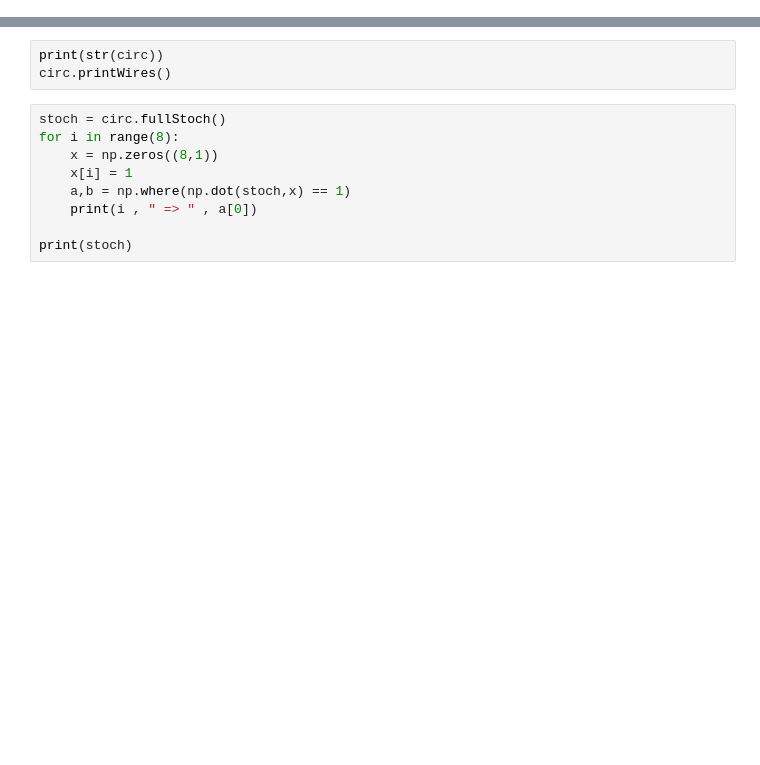
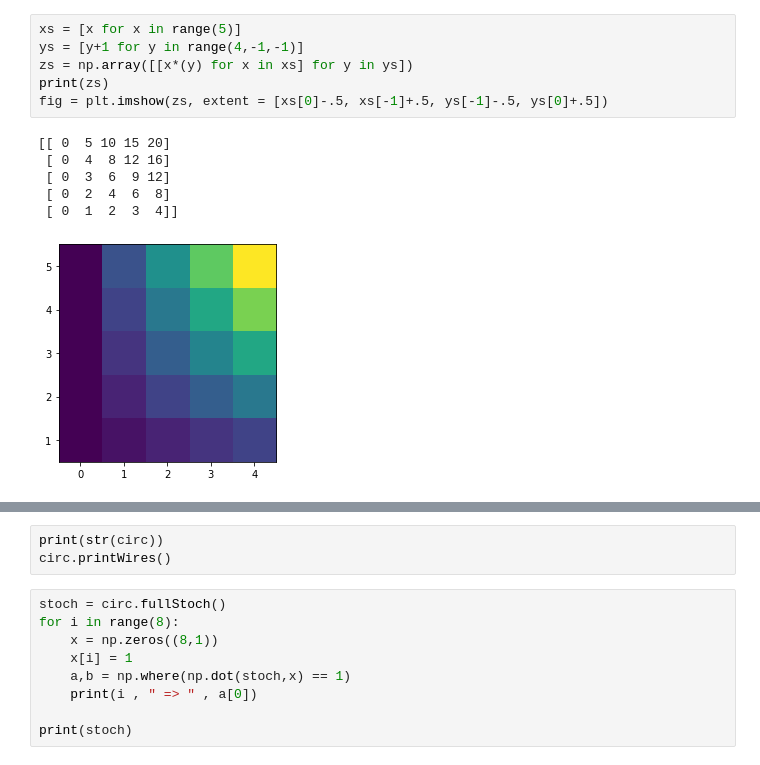
Before and after one commit to zmorrell/ReversibleCircuit, a Jupyter notebook: ReversibleCircuit.ipynb, the cells around one changed output, grey strips where cells are left out. Drawn from its saved outputs; the diff is of its cells as text; blank space fills up the shorter version.

```diff
--- a/ReversibleCircuit.ipynb
+++ b/ReversibleCircuit.ipynb
@@ -568,0 +659,13 @@ KeyError: 2
+# %%
+xs = [x for x in range(5)]
+ys = [y+1 for y in range(4,-1,-1)]
+zs = np.array([[x*(y) for x in xs] for y in ys])
+print(zs)
+fig = plt.imshow(zs, extent = [xs[0]-.5, xs[-1]+.5, ys[-1]-.5, ys[0]+.5])
+# %% [output]
+[[ 0  5 10 15 20]
+ [ 0  4  8 12 16]
+ [ 0  3  6  9 12]
+ [ 0  2  4  6  8]
+ [ 0  1  2  3  4]]
+[figure, added]
```
Also changed, not shown: parts of 15 cells of this notebook, 15 other files.
